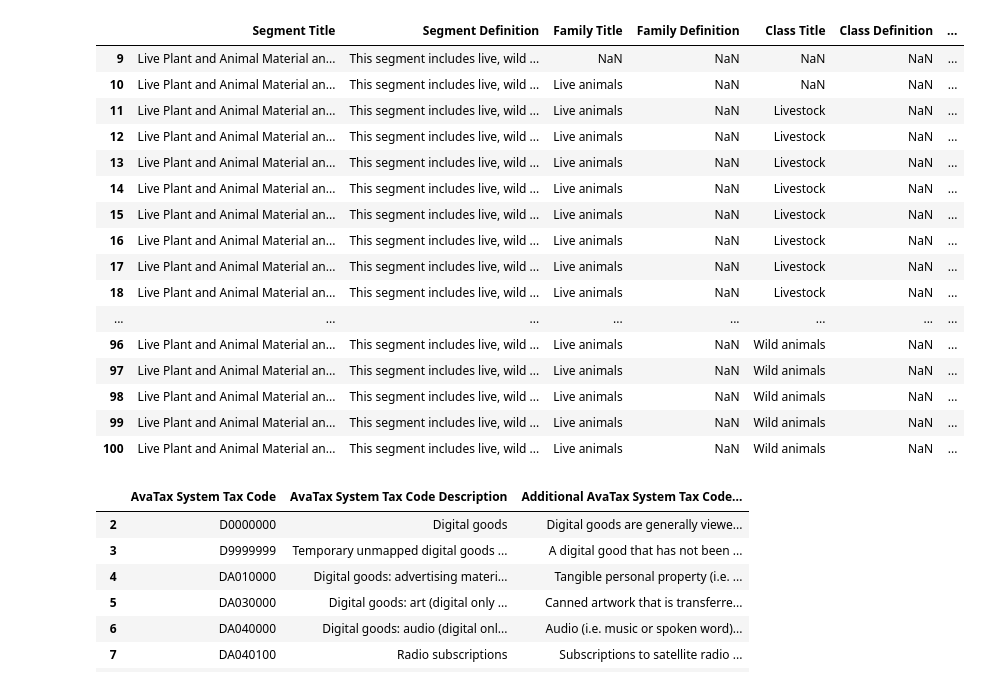
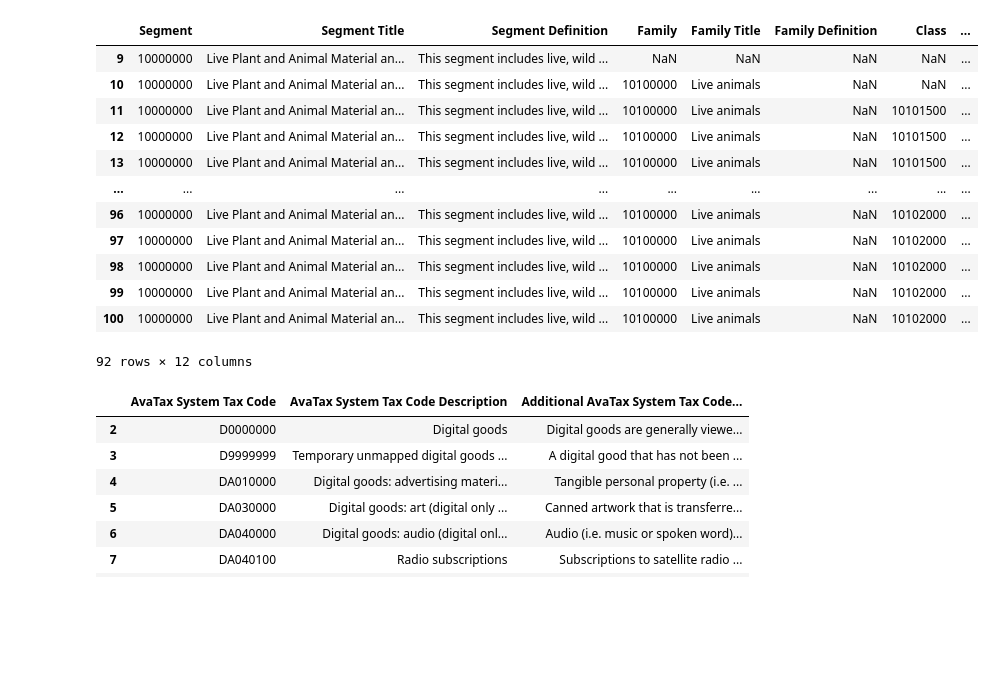
Before and after one commit to diz28/CS5800_finalproject, a Jupyter notebook: term_project.ipynb, the cells around one changed output. Saved outputs shown, nothing was run; the diff lists cells and outputs as text; code cells hidden in the pictures; blank space fills up the shorter version.

```diff
--- a/term_project.ipynb
+++ b/term_project.ipynb
@@ -4,30 +5,22 @@ import pandas as pd
 df_csv = pd.read_csv('UNSPSC_English.csv')
 df_xlsx = pd.read_excel('Avalara_goods_and_services.xlsx')
 # %%
-#df_csv = df[8:200]
-#df_csv = rename({'Unnamed: 1' : 'Key'})
-#df_csv.drop('UNSPSCv23_0701')
-
 # Convert row to header and remove the row
-df_csv = df_csv.rename(columns=df.iloc[8]).loc[9:100]
-df_csv = df_csv.drop(columns = ['Version', 'Key', 'Segment', 'Family', 'Column1', 'Class', 'Synonym', 'Acronym'])
+df_csv = df_csv.rename(columns=df_csv.iloc[8]).loc[9:100]
+df_csv = df_csv.drop(columns = ['Version', 'Key', 'Column1', 'Synonym', 'Acronym'])
 df_csv
 # %% [output]
-|  | Segment Title | Segment Definition | Family Title | Family Definition | Class Title | Class Definition | ... |
-| 9 | Live Plant and Animal Material an... | This segment includes live, wild ... | NaN | NaN | NaN | NaN | ... |
-| 10 | Live Plant and Animal Material an... | This segment includes live, wild ... | Live animals | NaN | NaN | NaN | ... |
-| 11 | Live Plant and Animal Material an... | This segment includes live, wild ... | Live animals | NaN | Livestock | NaN | ... |
-| 12 | Live Plant and Animal Material an... | This segment includes live, wild ... | Live animals | NaN | Livestock | NaN | ... |
-| 13 | Live Plant and Animal Material an... | This segment includes live, wild ... | Live animals | NaN | Livestock | NaN | ... |
-| 14 | Live Plant and Animal Material an... | This segment includes live, wild ... | Live animals | NaN | Livestock | NaN | ... |
-| 15 | Live Plant and Animal Material an... | This segment includes live, wild ... | Live animals | NaN | Livestock | NaN | ... |
-| 16 | Live Plant and Animal Material an... | This segment includes live, wild ... | Live animals | NaN | Livestock | NaN | ... |
-| 17 | Live Plant and Animal Material an... | This segment includes live, wild ... | Live animals | NaN | Livestock | NaN | ... |
-| 18 | Live Plant and Animal Material an... | This segment includes live, wild ... | Live animals | NaN | Livestock | NaN | ... |
-| ... | ... | ... | ... | ... | ... | ... | ... |
-| 96 | Live Plant and Animal Material an... | This segment includes live, wild ... | Live animals | NaN | Wild animals | NaN | ... |
-| 97 | Live Plant and Animal Material an... | This segment includes live, wild ... | Live animals | NaN | Wild animals | NaN | ... |
-| 98 | Live Plant and Animal Material an... | This segment includes live, wild ... | Live animals | NaN | Wild animals | NaN | ... |
-| 99 | Live Plant and Animal Material an... | This segment includes live, wild ... | Live animals | NaN | Wild animals | NaN | ... |
-| 100 | Live Plant and Animal Material an... | This segment includes live, wild ... | Live animals | NaN | Wild animals | NaN | ... |
+|  | Segment | Segment Title | Segment Definition | Family | Family Title | Family Definition | Class | ... |
+| 9 | 10000000 | Live Plant and Animal Material an... | This segment includes live, wild ... | NaN | NaN | NaN | NaN | ... |
+| 10 | 10000000 | Live Plant and Animal Material an... | This segment includes live, wild ... | 10100000 | Live animals | NaN | NaN | ... |
+| 11 | 10000000 | Live Plant and Animal Material an... | This segment includes live, wild ... | 10100000 | Live animals | NaN | 10101500 | ... |
+| 12 | 10000000 | Live Plant and Animal Material an... | This segment includes live, wild ... | 10100000 | Live animals | NaN | 10101500 | ... |
+| 13 | 10000000 | Live Plant and Animal Material an... | This segment includes live, wild ... | 10100000 | Live animals | NaN | 10101500 | ... |
+| ... | ... | ... | ... | ... | ... | ... | ... | ... |
+| 96 | 10000000 | Live Plant and Animal Material an... | This segment includes live, wild ... | 10100000 | Live animals | NaN | 10102000 | ... |
+| 97 | 10000000 | Live Plant and Animal Material an... | This segment includes live, wild ... | 10100000 | Live animals | NaN | 10102000 | ... |
+| 98 | 10000000 | Live Plant and Animal Material an... | This segment includes live, wild ... | 10100000 | Live animals | NaN | 10102000 | ... |
+| 99 | 10000000 | Live Plant and Animal Material an... | This segment includes live, wild ... | 10100000 | Live animals | NaN | 10102000 | ... |
+| 100 | 10000000 | Live Plant and Animal Material an... | This segment includes live, wild ... | 10100000 | Live animals | NaN | 10102000 | ... |
+92 rows × 12 columns
 # %%
```
Also changed, not shown: parts of 16 cells of this notebook.
